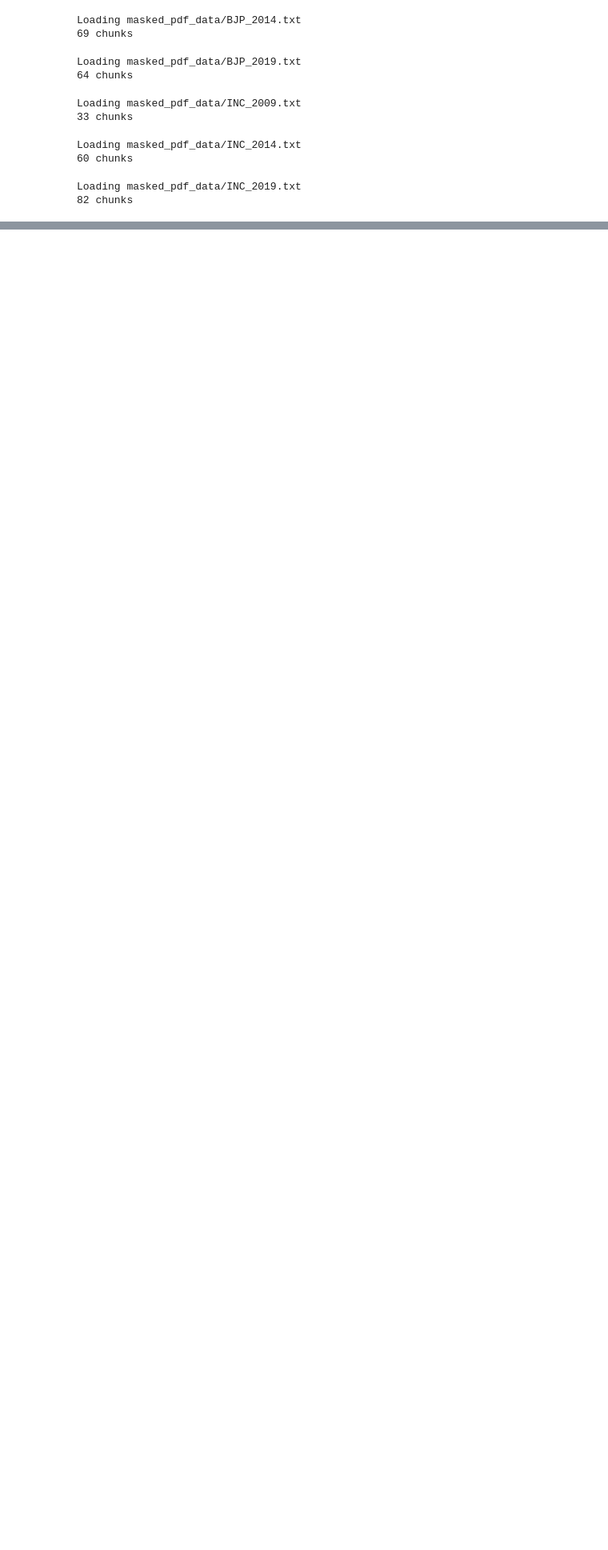
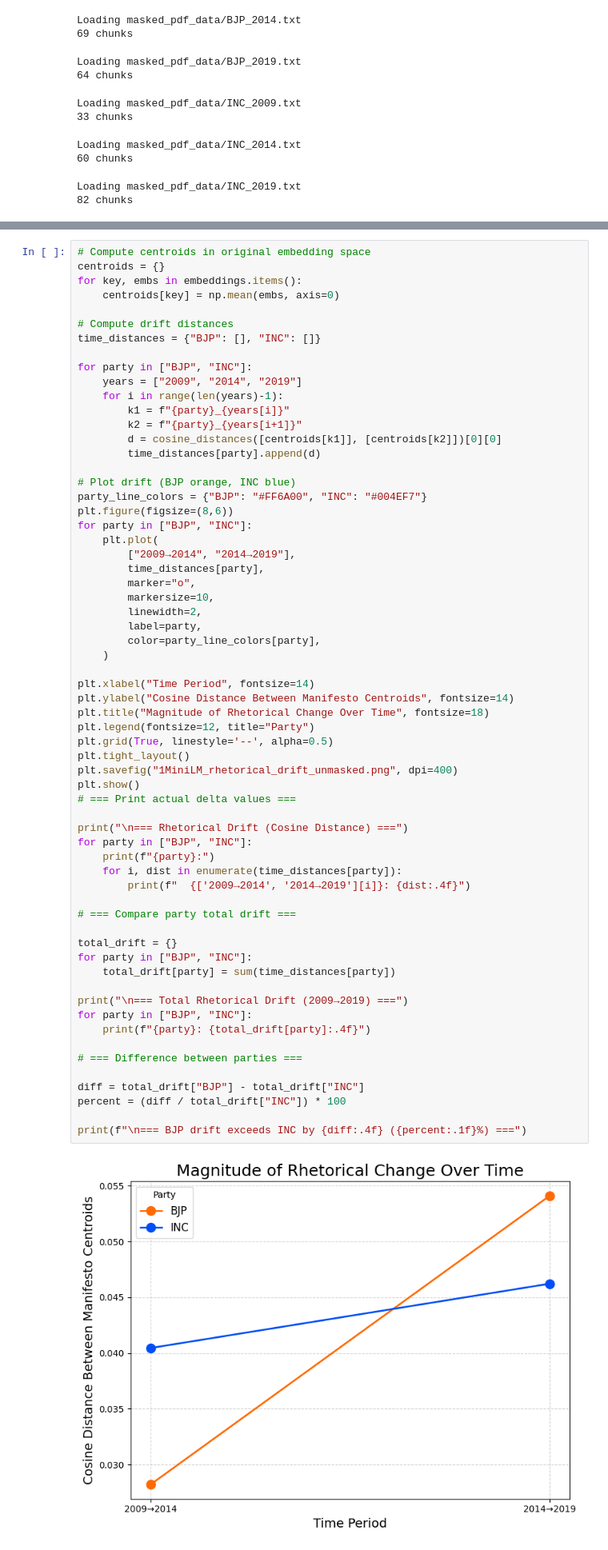
Before and after one commit to harshduhan/324_final_project, a Jupyter notebook: p1_minilm.ipynb, the cells around one changed output, grey strips where cells are left out. Shown at 80% size. Cells and saved outputs as stored; diff of their text form; blank space fills up the shorter version.

```diff
--- a/p1_minilm.ipynb
+++ b/p1_minilm.ipynb
@@ -199,0 +270,65 @@ INC: 0.0892
+# %%
+# Compute centroids in original embedding space
+centroids = {}
+for key, embs in embeddings.items():
+    centroids[key] = np.mean(embs, axis=0)
+
+# Compute drift distances
+time_distances = {"BJP": [], "INC": []}
+
+for party in ["BJP", "INC"]:
+    years = ["2009", "2014", "2019"]
+    for i in range(len(years)-1):
+        k1 = f"{party}_{years[i]}"
+        k2 = f"{party}_{years[i+1]}"
+        d = cosine_distances([centroids[k1]], [centroids[k2]])[0][0]
+        time_distances[party].append(d)
+
+# Plot drift (BJP orange, INC blue)
+party_line_colors = {"BJP": "#FF6A00", "INC": "#004EF7"}
+plt.figure(figsize=(8,6))
+for party in ["BJP", "INC"]:
+    plt.plot(
+        ["2009→2014", "2014→2019"],
+        time_distances[party],
+        marker="o",
+        markersize=10,
+        linewidth=2,
+        label=party,
+        color=party_line_colors[party],
+    )
+
+plt.xlabel("Time Period", fontsize=14)
+plt.ylabel("Cosine Distance Between Manifesto Centroids", fontsize=14)
+plt.title("Magnitude of Rhetorical Change Over Time", fontsize=18)
+plt.legend(fontsize=12, title="Party")
+plt.grid(True, linestyle='--', alpha=0.5)
+plt.tight_layout()
+plt.savefig("1MiniLM_rhetorical_drift_unmasked.png", dpi=400)
+plt.show()
+# === Print actual delta values ===
+
+print("\n=== Rhetorical Drift (Cosine Distance) ===")
+for party in ["BJP", "INC"]:
+    print(f"{party}:")
+    for i, dist in enumerate(time_distances[party]):
+        print(f"  {['2009→2014', '2014→2019'][i]}: {dist:.4f}")
+
+# === Compare party total drift ===
+
+total_drift = {}
+for party in ["BJP", "INC"]:
+    total_drift[party] = sum(time_distances[party])
+
+print("\n=== Total Rhetorical Drift (2009→2019) ===")
+for party in ["BJP", "INC"]:
+    print(f"{party}: {total_drift[party]:.4f}")
+
+# === Difference between parties ===
+
+diff = total_drift["BJP"] - total_drift["INC"]
+percent = (diff / total_drift["INC"]) * 100
+
+print(f"\n=== BJP drift exceeds INC by {diff:.4f} ({percent:.1f}%) ===")
+# %% [output]
+[figure, added]
```
Also changed, not shown: parts of 9 cells of this notebook, 2 other files.
